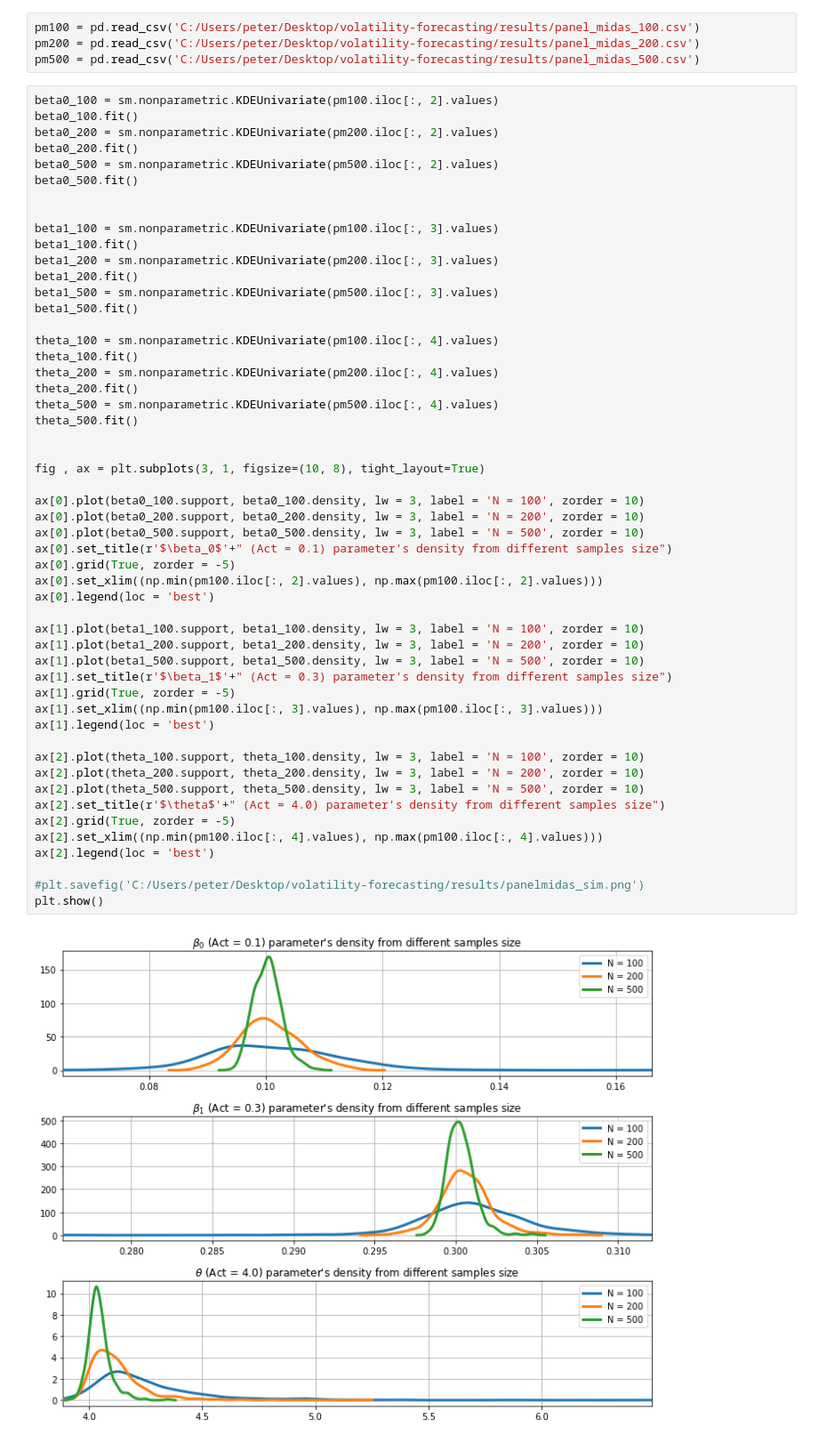
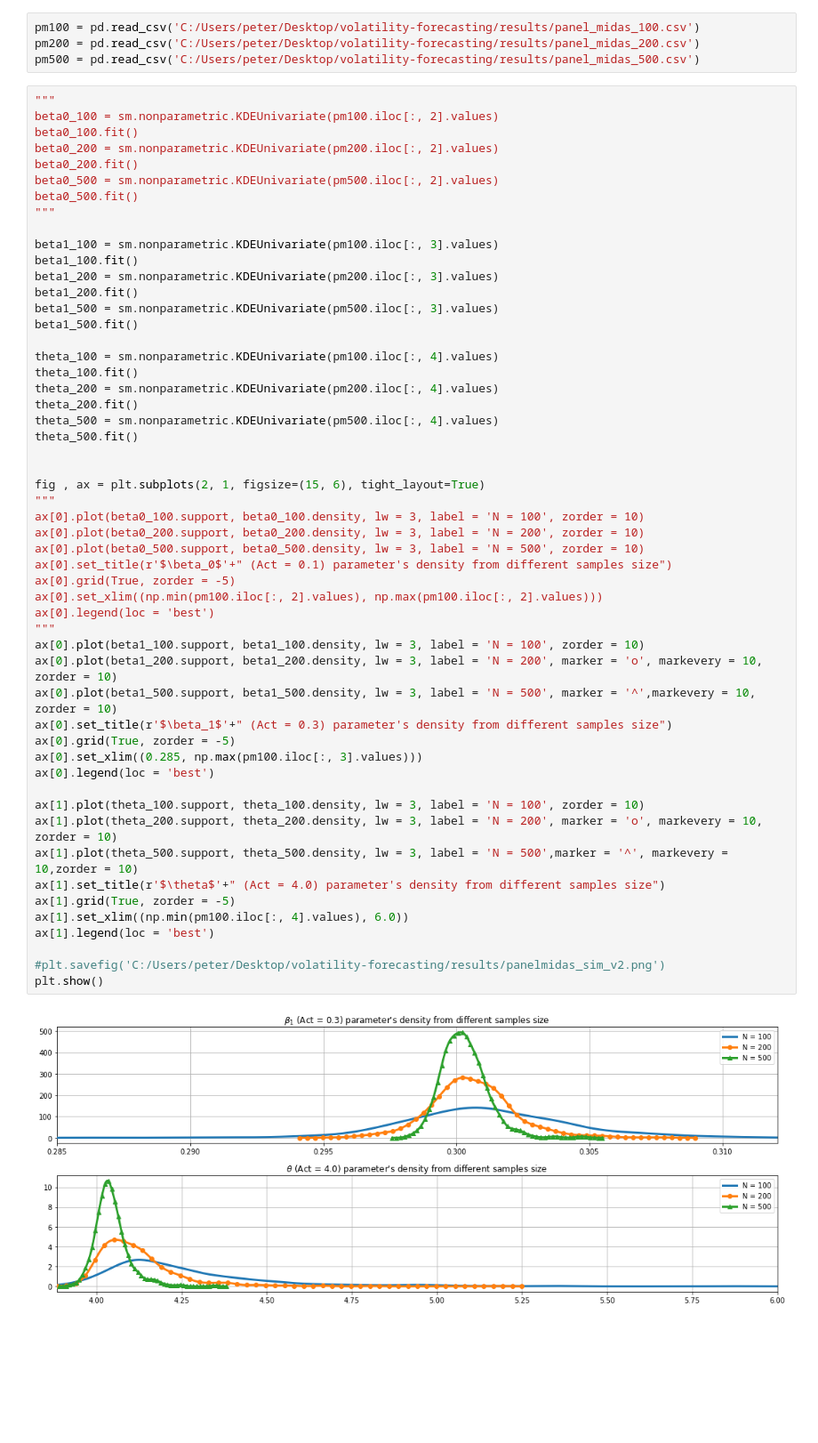
Before and after one commit to NemesiP/volatility-forecasting, a Jupyter notebook: Examples/Panel_MIDAS_sim.ipynb, the cells around one changed output. Shown at 89% size. Cells and saved outputs as stored; diff of their text form; blank space fills up the shorter version.

Commit message:
Panel MIDAS chapter finished

```diff
--- a/Examples/Panel_MIDAS_sim.ipynb
+++ b/Examples/Panel_MIDAS_sim.ipynb
@@ -66,56 +82,57 @@ pm100 = pd.read_csv('C:/Users/peter/Desktop/volatility-forecasting/results/panel
 pm200 = pd.read_csv('C:/Users/peter/Desktop/volatility-forecasting/results/panel_midas_200.csv')
 pm500 = pd.read_csv('C:/Users/peter/Desktop/volatility-forecasting/results/panel_midas_500.csv')
 # %%
+"""
 beta0_100 = sm.nonparametric.KDEUnivariate(pm100.iloc[:, 2].values)
 beta0_100.fit()
 beta0_200 = sm.nonparametric.KDEUnivariate(pm200.iloc[:, 2].values)
 beta0_200.fit()
 beta0_500 = sm.nonparametric.KDEUnivariate(pm500.iloc[:, 2].values)
 beta0_500.fit()
-
+"""
 
 beta1_100 = sm.nonparametric.KDEUnivariate(pm100.iloc[:, 3].values)
 beta1_100.fit()
 beta1_200 = sm.nonparametric.KDEUnivariate(pm200.iloc[:, 3].values)
 beta1_200.fit()
 beta1_500 = sm.nonparametric.KDEUnivariate(pm500.iloc[:, 3].values)
 beta1_500.fit()
 
 theta_100 = sm.nonparametric.KDEUnivariate(pm100.iloc[:, 4].values)
 theta_100.fit()
 theta_200 = sm.nonparametric.KDEUnivariate(pm200.iloc[:, 4].values)
 theta_200.fit()
 theta_500 = sm.nonparametric.KDEUnivariate(pm500.iloc[:, 4].values)
 theta_500.fit()
 
 
-fig , ax = plt.subplots(3, 1, figsize=(10, 8), tight_layout=True)
-
+fig , ax = plt.subplots(2, 1, figsize=(15, 6), tight_layout=True)
+"""
 ax[0].plot(beta0_100.support, beta0_100.density, lw = 3, label = 'N = 100', zorder = 10)
 ax[0].plot(beta0_200.support, beta0_200.density, lw = 3, label = 'N = 200', zorder = 10)
 ax[0].plot(beta0_500.support, beta0_500.density, lw = 3, label = 'N = 500', zorder = 10)
 ax[0].set_title(r'$\beta_0$'+" (Act = 0.1) parameter's density from different samples size")
 ax[0].grid(True, zorder = -5)
 ax[0].set_xlim((np.min(pm100.iloc[:, 2].values), np.max(pm100.iloc[:, 2].values)))
 ax[0].legend(loc = 'best')
+"""
+ax[0].plot(beta1_100.support, beta1_100.density, lw = 3, label = 'N = 100', zorder = 10)
+ax[0].plot(beta1_200.support, beta1_200.density, lw = 3, label = 'N = 200', marker = 'o', markevery = 10, zorder = 10)
+ax[0].plot(beta1_500.support, beta1_500.density, lw = 3, label = 'N = 500', marker = '^',markevery = 10, zorder = 10)
+ax[0].set_title(r'$\beta_1$'+" (Act = 0.3) parameter's density from different samples size")
+ax[0].grid(True, zorder = -5)
+ax[0].set_xlim((0.285, np.max(pm100.iloc[:, 3].values)))
+ax[0].legend(loc = 'best')
 
-ax[1].plot(beta1_100.support, beta1_100.density, lw = 3, label = 'N = 100', zorder = 10)
-ax[1].plot(beta1_200.support, beta1_200.density, lw = 3, label = 'N = 200', zorder = 10)
-ax[1].plot(beta1_500.support, beta1_500.density, lw = 3, label = 'N = 500', zorder = 10)
-ax[1].set_title(r'$\beta_1$'+" (Act = 0.3) parameter's density from different samples size")
+ax[1].plot(theta_100.support, theta_100.density, lw = 3, label = 'N = 100', zorder = 10)
+ax[1].plot(theta_200.support, theta_200.density, lw = 3, label = 'N = 200', marker = 'o', markevery = 10, zorder = 10)
+ax[1].plot(theta_500.support, theta_500.density, lw = 3, label = 'N = 500',marker = '^', markevery = 10,zorder = 10)
+ax[1].set_title(r'$\theta$'+" (Act = 4.0) parameter's density from different samples size")
 ax[1].grid(True, zorder = -5)
-ax[1].set_xlim((np.min(pm100.iloc[:, 3].values), np.max(pm100.iloc[:, 3].values)))
+ax[1].set_xlim((np.min(pm100.iloc[:, 4].values), 6.0))
 ax[1].legend(loc = 'best')
 
-ax[2].plot(theta_100.support, theta_100.density, lw = 3, label = 'N = 100', zorder = 10)
-ax[2].plot(theta_200.support, theta_200.density, lw = 3, label = 'N = 200', zorder = 10)
-ax[2].plot(theta_500.support, theta_500.density, lw = 3, label = 'N = 500', zorder = 10)
-ax[2].set_title(r'$\theta$'+" (Act = 4.0) parameter's density from different samples size")
-ax[2].grid(True, zorder = -5)
-ax[2].set_xlim((np.min(pm100.iloc[:, 4].values), np.max(pm100.iloc[:, 4].values)))
-ax[2].legend(loc = 'best')
-
-#plt.savefig('C:/Users/peter/Desktop/volatility-forecasting/results/panelmidas_sim.png')
+#plt.savefig('C:/Users/peter/Desktop/volatility-forecasting/results/panelmidas_sim_v2.png')
 plt.show()
 # %% [output]
-[figure, old version]
+[figure, new version]
```
Also changed, not shown: parts of 1 cell of this notebook, 1 other file.
